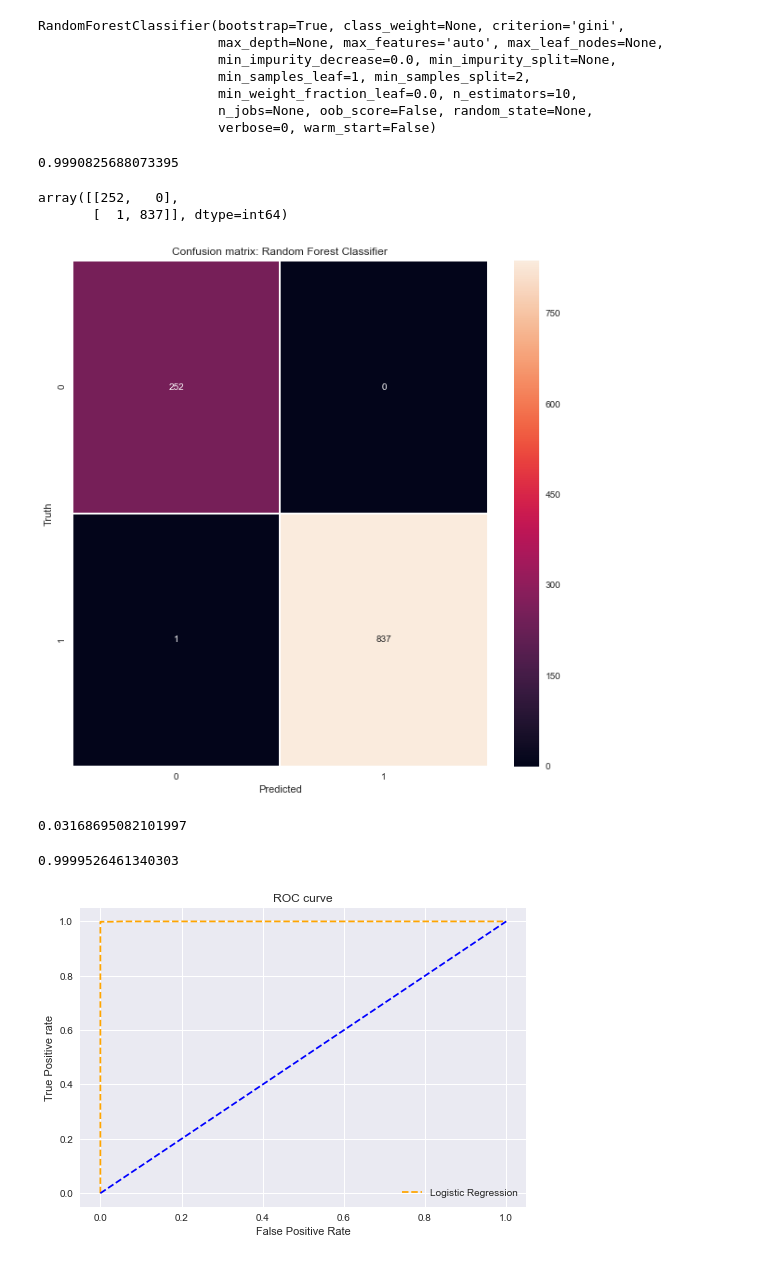
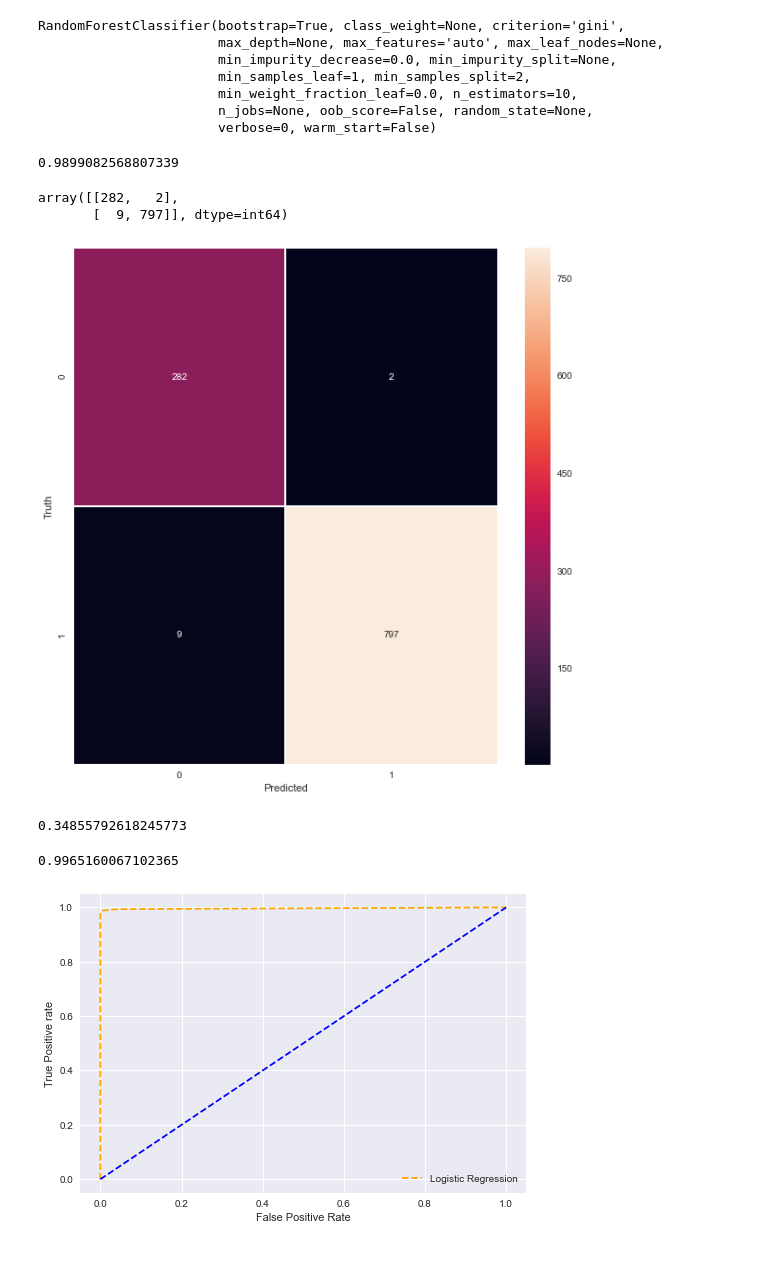
Before and after one commit to Sibanshpal/Fire-Outbreak-Detection, a Jupyter notebook: random_forest_smoke_alarm.ipynb, the cells around one changed output. Cells and saved outputs as stored; diff of their text form; code cells hidden in the pictures.

```diff
--- a/random_forest_smoke_alarm.ipynb
+++ b/random_forest_smoke_alarm.ipynb
@@ -1,7 +1,7 @@
 # %%
 import pandas as pd
 # %%
-df = pd.read_csv(r'sdcCompiled.csv')
+df = pd.read_csv(r'sdcReduced2.csv')
 # %%
 df.head()
 # %% [output]
@@ -45,7 +40,7 @@ RandomForestClassifier(bootstrap=True, class_weight=None, criterion='gini',
 # %%
 model.score(X_test, y_test)
 # %% [output]
-0.9990825688073395
+0.9899082568807339
 # %%
 y_predicted = model.predict(X_test)
 # %%
@@ -53,8 +48,8 @@ from sklearn.metrics import confusion_matrix
 cm = confusion_matrix(y_test, y_predicted)
 cm
 # %% [output]
-array([[252,   0],
-       [  1, 837]], dtype=int64)
+array([[282,   2],
+       [  9, 797]], dtype=int64)
 # %%
 %matplotlib inline
 import matplotlib.pyplot as plt
@@ -63,15 +58,16 @@ plt.figure(figsize=(10,10))
 sns.heatmap(cm, annot=True, linewidths=1, fmt='d')
 plt.xlabel('Predicted')
 plt.ylabel('Truth')
-plt.title('Confusion matrix: Random Forest Classifier')
+#plt.title('Confusion matrix: Random Forest Classifier')
+plt.savefig('confusion.png',dpi=300)
 plt.show()
 # %% [output]
-[figure, old version]
+[figure, new version]
 # %%
 from sklearn.metrics import log_loss
 log_loss(y_test,y_predicted)
 # %% [output]
-0.03168695082101997
+0.34855792618245773
 # %%
 pred_prob1 = model.predict_proba(X_test)
 from sklearn.metrics import roc_curve
@@ -84,24 +80,24 @@ p_fpr, p_tpr, _ = roc_curve(y_test, random_probs, pos_label=1)
 auc_score1 = roc_auc_score(y_test, pred_prob1[:,1])
 print(auc_score1)
 # %% [output]
-0.9999526461340303
+0.9965160067102365
 # %%
 import matplotlib.pyplot as plt
 plt.style.use('seaborn')
 
 # plot roc curves
 plt.plot(fpr1, tpr1, linestyle='--',color='orange', label='Logistic Regression')
 #plt.plot(fpr2, tpr2, linestyle='--',color='green', label='KNN')
 plt.plot(p_fpr, p_tpr, linestyle='--', color='blue')
 # title
-plt.title('ROC curve')
+#plt.title('ROC curve')
 # x label
 plt.xlabel('False Positive Rate')
 # y label
 plt.ylabel('True Positive rate')
 
 plt.legend(loc='best')
 plt.savefig('ROC',dpi=300)
 plt.show();
 # %% [output]
-[figure, old version]
+[figure, new version]
```
Also changed, not shown: parts of 3 cells of this notebook, 5 other files.
